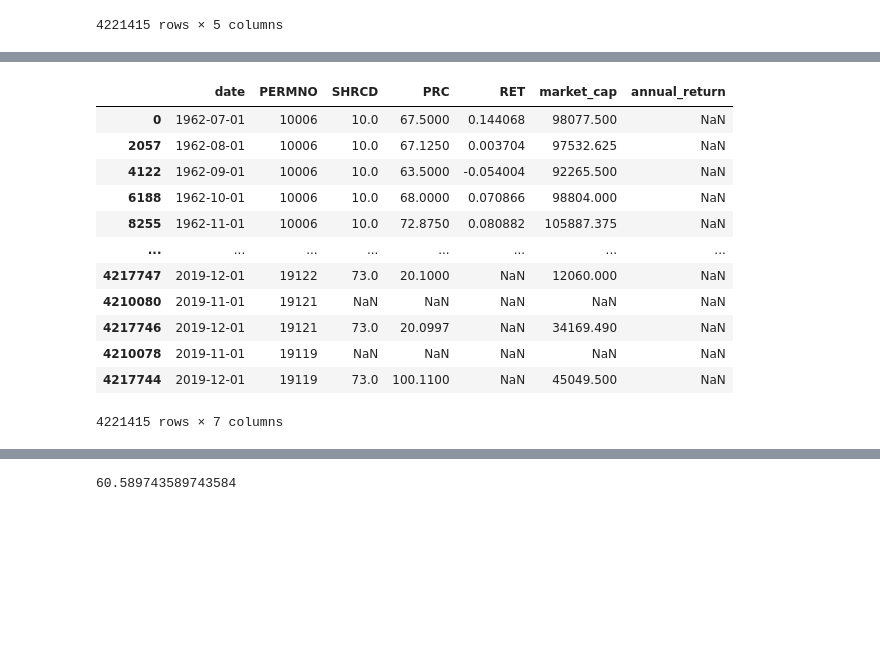
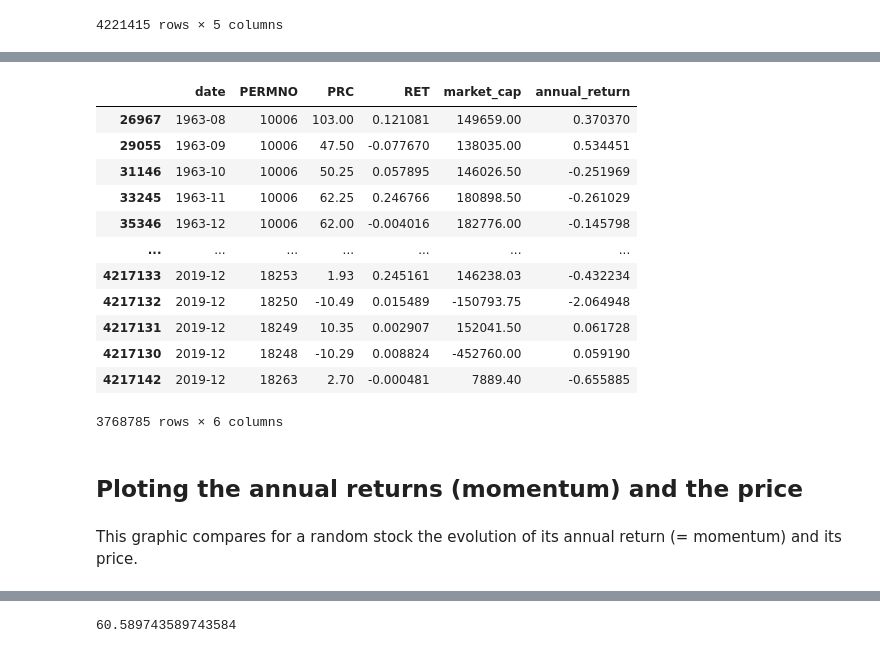
Before and after one commit to nilsjanvier/msc_fbd_portfolflio_trading, a Jupyter notebook: momentum_trading_project.ipynb, the cells around one changed output, grey strips where cells are left out. Cells and saved outputs as stored; diff of their text form; code cells hidden in the pictures; blank space fills up the shorter version.

```diff
--- a/momentum_trading_project.ipynb
+++ b/momentum_trading_project.ipynb
@@ -99,19 +104,27 @@ df = pd.read_pickle('donnees_processed.pkl')
+# %%
+#pre_processed_data.to_pickle('data_processed.pkl')
+pre_processed_data = pd.read_pickle('data_processed.pkl')
 # %%
+df = pre_processed_data
 df
 # %% [output]
-|  | date | PERMNO | SHRCD | PRC | RET | market_cap | annual_return |
-| 0 | 1962-07-01 | 10006 | 10.0 | 67.5000 | 0.144068 | 98077.500 | NaN |
-| 2057 | 1962-08-01 | 10006 | 10.0 | 67.1250 | 0.003704 | 97532.625 | NaN |
-| 4122 | 1962-09-01 | 10006 | 10.0 | 63.5000 | -0.054004 | 92265.500 | NaN |
-| 6188 | 1962-10-01 | 10006 | 10.0 | 68.0000 | 0.070866 | 98804.000 | NaN |
-| 8255 | 1962-11-01 | 10006 | 10.0 | 72.8750 | 0.080882 | 105887.375 | NaN |
-| ... | ... | ... | ... | ... | ... | ... | ... |
-| 4217747 | 2019-12-01 | 19122 | 73.0 | 20.1000 | NaN | 12060.000 | NaN |
-| 4210080 | 2019-11-01 | 19121 | NaN | NaN | NaN | NaN | NaN |
-| 4217746 | 2019-12-01 | 19121 | 73.0 | 20.0997 | NaN | 34169.490 | NaN |
-| 4210078 | 2019-11-01 | 19119 | NaN | NaN | NaN | NaN | NaN |
-| 4217744 | 2019-12-01 | 19119 | 73.0 | 100.1100 | NaN | 45049.500 | NaN |
+|  | date | PERMNO | PRC | RET | market_cap | annual_return |
+| 26967 | 1963-08 | 10006 | 103.00 | 0.121081 | 149659.00 | 0.370370 |
+| 29055 | 1963-09 | 10006 | 47.50 | -0.077670 | 138035.00 | 0.534451 |
+| 31146 | 1963-10 | 10006 | 50.25 | 0.057895 | 146026.50 | -0.251969 |
+| 33245 | 1963-11 | 10006 | 62.25 | 0.246766 | 180898.50 | -0.261029 |
+| 35346 | 1963-12 | 10006 | 62.00 | -0.004016 | 182776.00 | -0.145798 |
+| ... | ... | ... | ... | ... | ... | ... |
+| 4217133 | 2019-12 | 18253 | 1.93 | 0.245161 | 146238.03 | -0.432234 |
+| 4217132 | 2019-12 | 18250 | -10.49 | 0.015489 | -150793.75 | -2.064948 |
+| 4217131 | 2019-12 | 18249 | 10.35 | 0.002907 | 152041.50 | 0.061728 |
+| 4217130 | 2019-12 | 18248 | -10.29 | 0.008824 | -452760.00 | 0.059190 |
+| 4217142 | 2019-12 | 18263 | 2.70 | -0.000481 | 7889.40 | -0.655885 |
-4221415 rows × 7 columns
+3768785 rows × 6 columns
+# %% [markdown]
+## Ploting the annual returns (momentum) and the price
+# %% [markdown]
+This graphic compares for a random stock the evolution of its annual return (= momentum) and its price.
 # %%
 # Create figure with secondary y-axis
 fig = make_subplots(specs=[[{"secondary_y": True}]])
```
Also changed, not shown: parts of 53 cells of this notebook, 1 other file.
